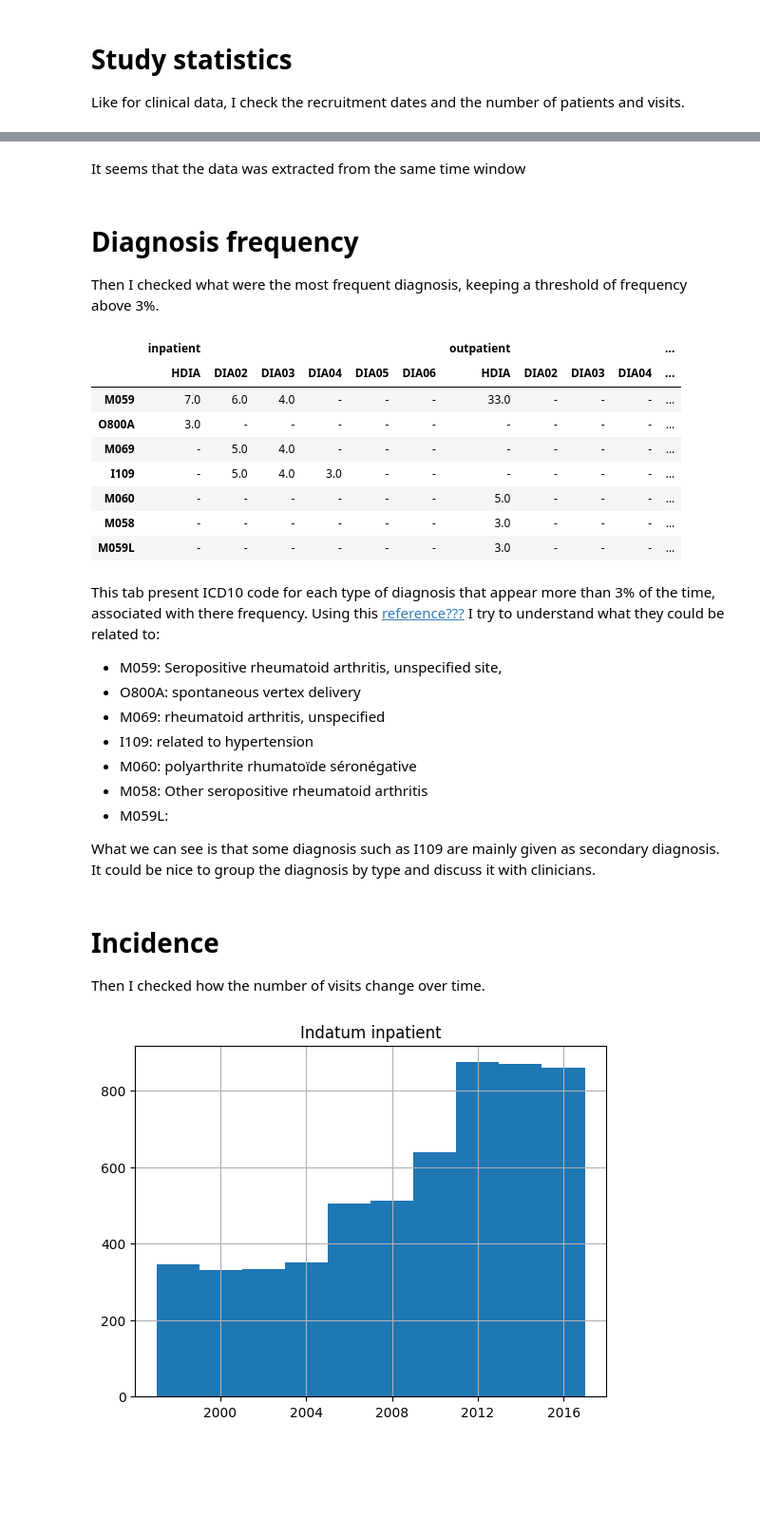
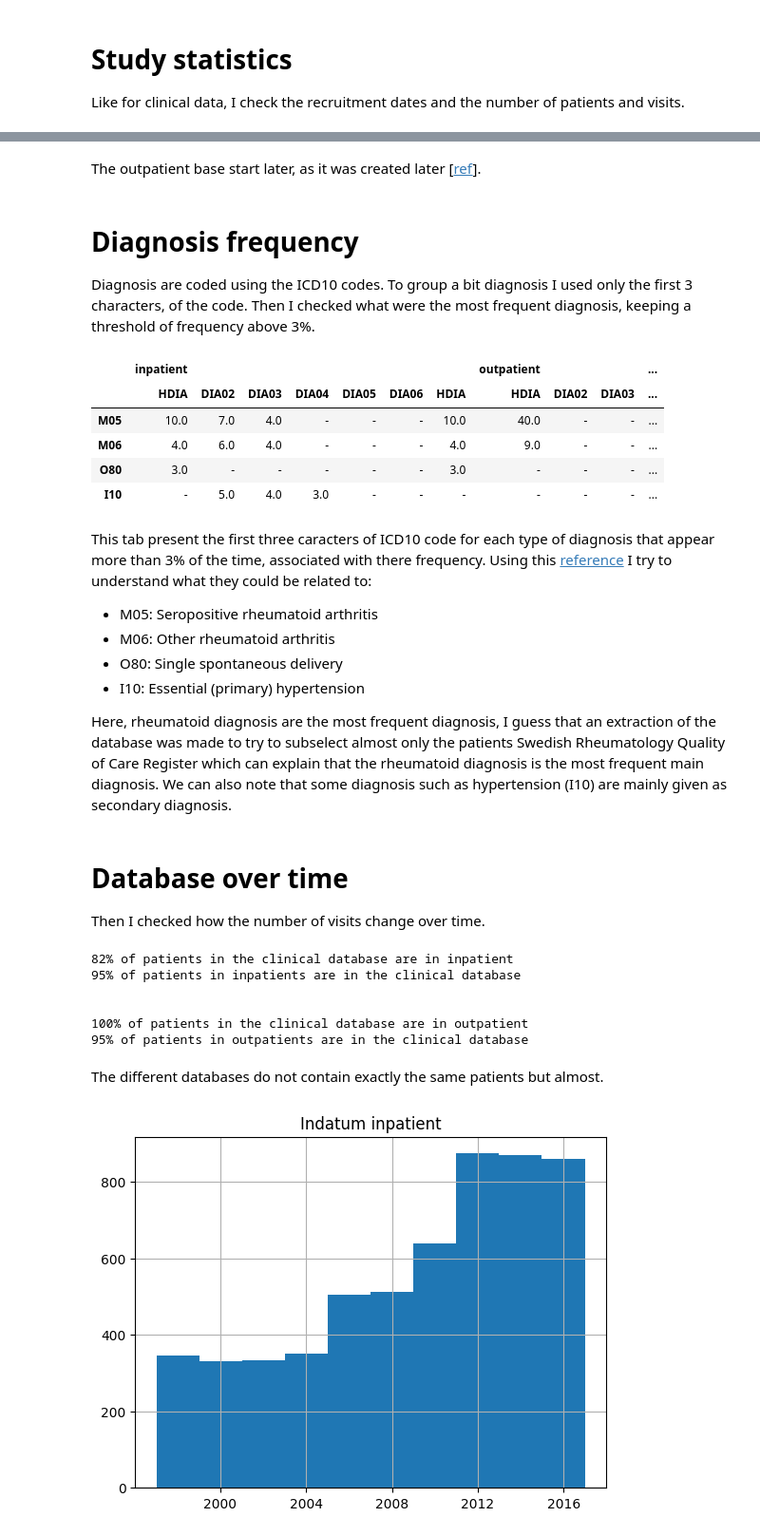
Before and after one commit to JulietteOrtholand/registery_data_test, a Jupyter notebook: assignment_1.ipynb, the cells around one changed output, grey strips where cells are left out. Shown: that part at 95% size. Cells and saved outputs as stored; diff of their text form; code cells hidden in the pictures; blank space fills up the shorter version.

```diff
--- a/assignment_1.ipynb
+++ b/assignment_1.ipynb
@@ -216,52 +217,81 @@ Inpatients recruited between 1997-01-09 00:00:00 and 2016-12-28 00:00:00
-# %% [markdown]
-It seems that the data was extracted from the same time window
+# %% [markdown]
+The outpatient base start later, as it was created later [[ref](https://www.socialstyrelsen.se/en/statistics-and-data/registers/national-patient-register/)].
 # %% [markdown]
 # Diagnosis frequency
 
-Then I checked what were the most frequent diagnosis, keeping a threshold of frequency above 3%.
+Diagnosis are coded using the ICD10 codes. To group a bit diagnosis I used only the first 3 characters, of the code. Then I checked what were the most frequent diagnosis, keeping a threshold of frequency above 3%.
+# %%
+def extract_three_character_ICD10(x):
+    """
+    Extract the first thre character from the ICD10 code if its not nan.
+
+    Args:
+        x (string or np.nan): ICD10 code
+
+    Returns:
+        _type_: first three characters from the code if it is not nan
+    """
+    if x==x:
+        return x[:3]
+    else:
+        x
 # %%
 list_in_out = []
 for name, df_study in zip(['inpatient', 'outpatient'], [df_inpatient, df_outpatient]):
     list_diag = []
-    for col_diag in ['HDIA', 'DIA02', 'DIA03', 'DIA04', 'DIA05', 'DIA06']: # not DIA01 as its mainly as HDIA
+    for col_diag in ['HDIA', 'DIA02', 'DIA03', 'DIA04', 'DIA05', 'DIA06', 'HDIA']: # not DIA01 as its mainly as HDIA
 
-        label_freq = df_study[col_diag].value_counts()
+        label_freq = df_study[col_diag].apply(extract_three_character_ICD10).value_counts()
         label_freq = round(100*label_freq/len(df_study))
         label_freq = label_freq[label_freq>=3].to_frame() # keep diagnosis with frequency above 3%
         label_freq.columns = [col_diag]
         list_diag.append(label_freq)
 
     df_diag = pd.concat(list_diag, axis = 1).fillna('-')
     df_diag.columns = pd.MultiIndex.from_product([[name], df_diag.columns ])
     list_in_out.append(df_diag)
 
 pd.concat(list_in_out, axis = 1).fillna('-')
 # %% [output]
-|  | inpatient |  |  |  |  |  | outpatient |  |  |  | ... |
-|  | HDIA | DIA02 | DIA03 | DIA04 | DIA05 | DIA06 | HDIA | DIA02 | DIA03 | DIA04 | ... |
-| M059 | 7.0 | 6.0 | 4.0 | - | - | - | 33.0 | - | - | - | ... |
-| O800A | 3.0 | - | - | - | - | - | - | - | - | - | ... |
-| M069 | - | 5.0 | 4.0 | - | - | - | - | - | - | - | ... |
-| I109 | - | 5.0 | 4.0 | 3.0 | - | - | - | - | - | - | ... |
-| M060 | - | - | - | - | - | - | 5.0 | - | - | - | ... |
-| M058 | - | - | - | - | - | - | 3.0 | - | - | - | ... |
-| M059L | - | - | - | - | - | - | 3.0 | - | - | - | ... |
+|  | inpatient |  |  |  |  |  |  | outpatient |  |  | ... |
+|  | HDIA | DIA02 | DIA03 | DIA04 | DIA05 | DIA06 | HDIA | HDIA | DIA02 | DIA03 | ... |
+| M05 | 10.0 | 7.0 | 4.0 | - | - | - | 10.0 | 40.0 | - | - | ... |
+| M06 | 4.0 | 6.0 | 4.0 | - | - | - | 4.0 | 9.0 | - | - | ... |
+| O80 | 3.0 | - | - | - | - | - | 3.0 | - | - | - | ... |
+| I10 | - | 5.0 | 4.0 | 3.0 | - | - | - | - | - | - | ... |
 # %% [markdown]
-This tab present ICD10 code for each type of diagnosis that appear more than 3% of the time, associated with there frequency. Using this [reference???](https://docs.medaviebc.ca/providers/benefit_grids/icd_codes_20130624_english.pdf) I try to understand what they could be related to:
-- M059: Seropositive rheumatoid arthritis, unspecified site,
-- O800A: spontaneous vertex delivery
-- M069: rheumatoid arthritis, unspecified
-- I109: related to hypertension
-- M060: polyarthrite rhumatoïde séronégative
-- M058: Other seropositive rheumatoid arthritis
-- M059L:
+This tab present the first three caracters of ICD10 code for each type of diagnosis that appear more than 3% of the time, associated with there frequency. Using this [reference](https://icd.who.int/browse10/2019/en) I try to understand what they could be related to:
+- M05: Seropositive rheumatoid arthritis
+- M06: Other rheumatoid arthritis
+- O80: Single spontaneous delivery
+- I10: Essential (primary) hypertension
 
-
- What we can see is that some diagnosis such as I109 are mainly given as secondary diagnosis. It could be nice to group the diagnosis by type and discuss it with clinicians.
+Here, rheumatoid diagnosis are the most frequent diagnosis, I guess that an extraction of the database was made to try to subselect almost only the patients Swedish Rheumatology Quality of Care Register which can explain that the rheumatoid diagnosis is the most frequent main diagnosis. We can also note that some diagnosis such as hypertension (I10) are mainly given as secondary diagnosis.
 # %% [markdown]
-# Incidence
+# Database over time
 
 Then I checked how the number of visits change over time.
+# %%
+id_clinical = df_clinical.index.unique()
+id_inpatient = df_inpatient.index.unique()
+id_outpatient = df_outpatient.index.unique()
+
+print(f"{round(100*len(list(set(id_clinical) & set(id_inpatient)))/len(id_clinical))}% of patients in the clinical database are in inpatient ")
+print(f"{round(100*len(list(set(id_clinical) & set(id_inpatient)))/len(id_inpatient))}% of patients in inpatients are in the clinical database")
+
+print("\n")
+
+print(f"{round(100*len(list(set(id_clinical) & set(id_outpatient)))/len(id_clinical))}% of patients in the clinical database are in outpatient ")
+print(f"{round(100*len(list(set(id_clinical) & set(id_outpatient)))/len(id_outpatient))}% of patients in outpatients are in the clinical database")
+# %% [output]
+82% of patients in the clinical database are in inpatient
+95% of patients in inpatients are in the clinical database
+
+
+100% of patients in the clinical database are in outpatient
+95% of patients in outpatients are in the clinical database
+# %% [markdown]
+The different databases do not contain exactly the same patients but almost.
 # %%
 # Inpatients
 df_inpatient['indatum'].hist()
```
Also changed, not shown: parts of 5 cells of this notebook, 2 other files.
